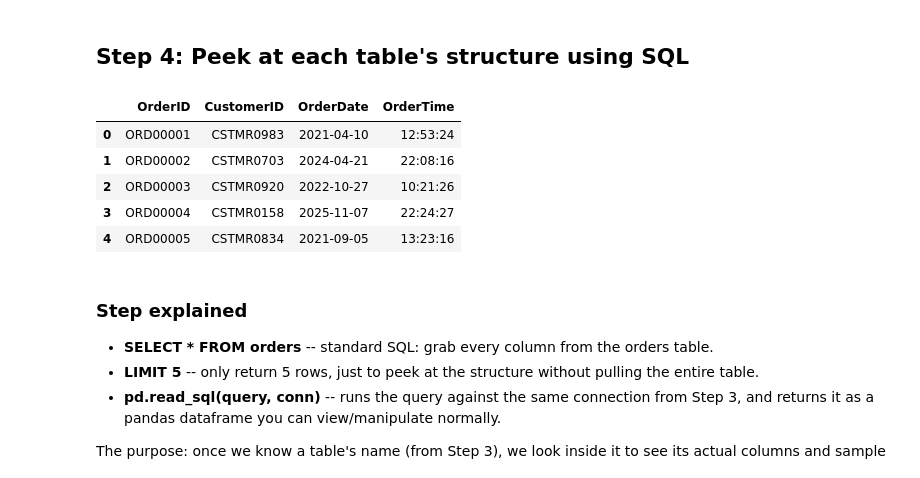
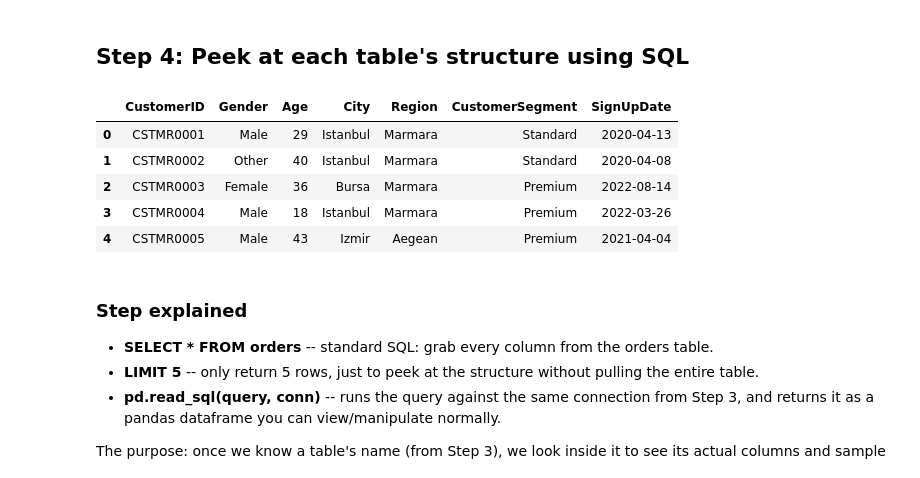
Before and after one commit to geff-ghost/notebooks, a Jupyter notebook: retail_data/MixedKnowledge.ipynb, the cells around one changed output. Saved outputs shown, nothing was run; the diff lists cells and outputs as text; code cells hidden in the pictures.

```diff
--- a/retail_data/MixedKnowledge.ipynb
+++ b/retail_data/MixedKnowledge.ipynb
@@ -66,17 +66,19 @@ print(tables)
 ## Step 4: Peek at each table's structure using SQL
 # %%
 query = """
-SELECT * FROM orders LIMIT 5;
+SELECT *
+FROM customers
+LIMIT 5;
 """
 
 pd.read_sql(query, conn)
 # %% [output]
-|  | OrderID | CustomerID | OrderDate | OrderTime |
-| 0 | ORD00001 | CSTMR0983 | 2021-04-10 | 12:53:24 |
-| 1 | ORD00002 | CSTMR0703 | 2024-04-21 | 22:08:16 |
-| 2 | ORD00003 | CSTMR0920 | 2022-10-27 | 10:21:26 |
-| 3 | ORD00004 | CSTMR0158 | 2025-11-07 | 22:24:27 |
-| 4 | ORD00005 | CSTMR0834 | 2021-09-05 | 13:23:16 |
+|  | CustomerID | Gender | Age | City | Region | CustomerSegment | SignUpDate |
+| 0 | CSTMR0001 | Male | 29 | Istanbul | Marmara | Standard | 2020-04-13 |
+| 1 | CSTMR0002 | Other | 40 | Istanbul | Marmara | Standard | 2020-04-08 |
+| 2 | CSTMR0003 | Female | 36 | Bursa | Marmara | Premium | 2022-08-14 |
+| 3 | CSTMR0004 | Male | 18 | Istanbul | Marmara | Premium | 2022-03-26 |
+| 4 | CSTMR0005 | Male | 43 | Izmir | Aegean | Premium | 2021-04-04 |
 # %% [markdown]
 ### Step explained
 
```
Also changed, not shown: parts of 8 cells of this notebook.
